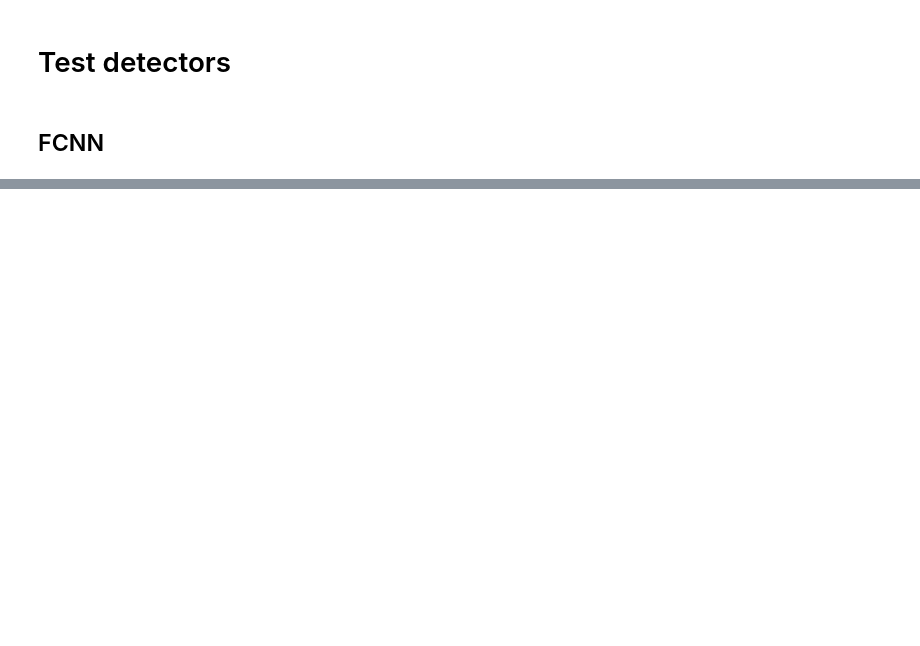
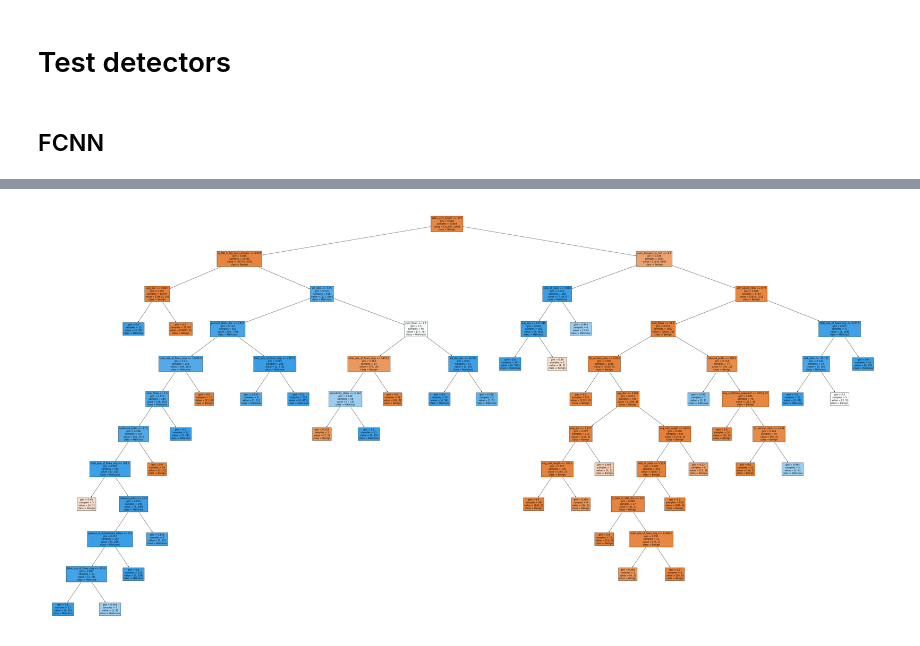
Before and after one commit to stratosphereips/ml-detectors-ctu-50, a Jupyter notebook: ctu-50-deteciton1.ipynb, the cells around one changed output, grey strips where cells are left out. Cells and saved outputs as stored; diff of their text form; code cells hidden in the pictures; blank space fills up the shorter version.

```diff
--- a/ctu-50-deteciton1.ipynb
+++ b/ctu-50-deteciton1.ipynb
@@ -700,0 +938,6 @@ dense_12 (None, 32) float32
+# %%
+from sklearn.tree import plot_tree
+plt.figure(figsize=(80,40))
+plot_tree(rf_best.estimators_[0], feature_names = X_train.columns,class_names=['Benign', "Malicious"],filled=True);
+# %% [output]
+[figure, added]
```
Also changed, not shown: parts of 74 cells of this notebook.
